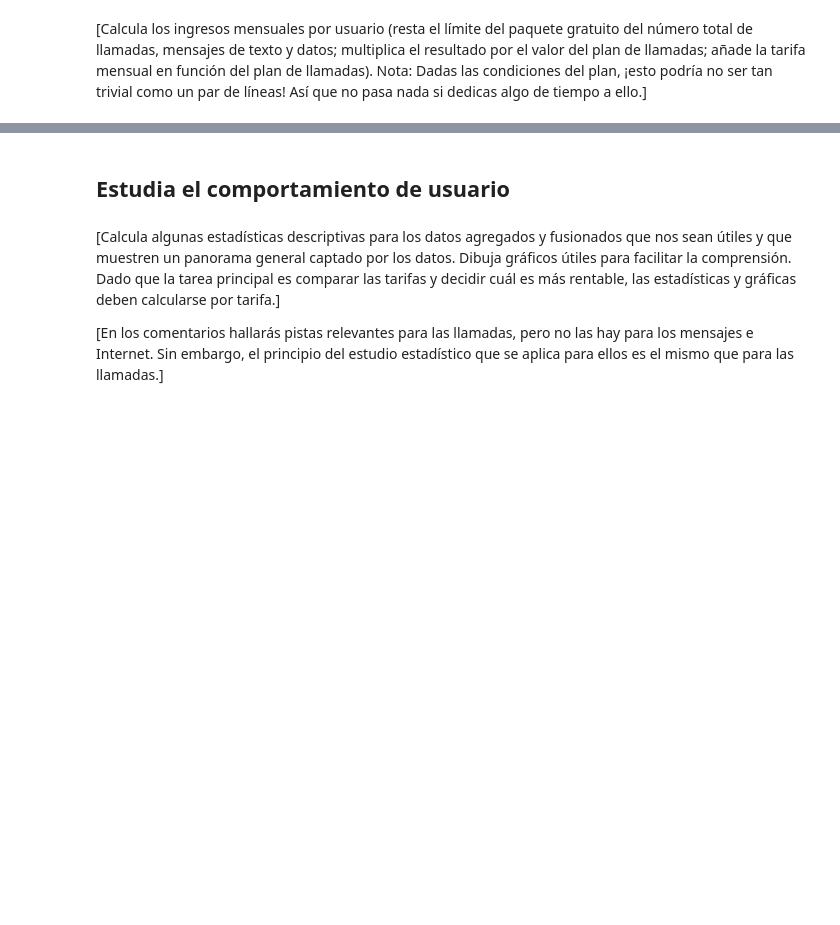
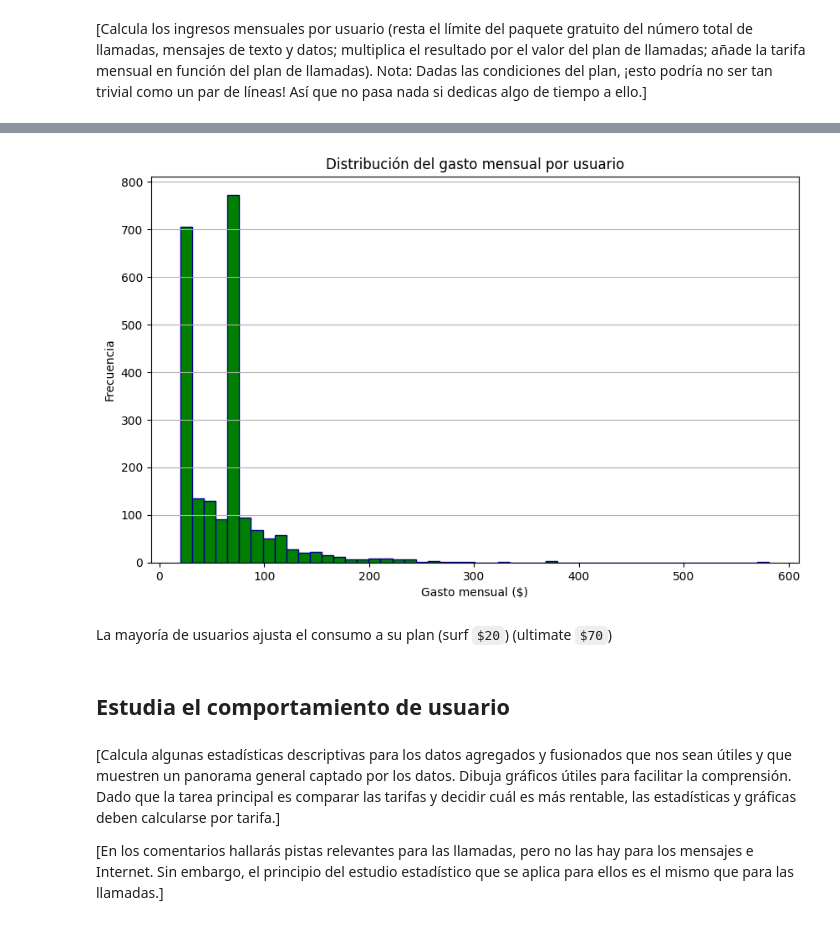
Before and after one commit to javierzmartin/Entorno_VS_JupyterLab, a Jupyter notebook: Tripleten_DS_bootcamp_Javier/Proyectos/Sprint5_Javier_Martinez_ESP.ipynb, the cells around one changed output, grey strips where cells are left out. Drawn from its saved outputs; the diff is of its cells as text; code cells hidden in the pictures; blank space fills up the shorter version.

Commit message:
Cálculo del ingreso mensual por usuario, representación de la distribución en histograma.

```diff
--- a/Tripleten_DS_bootcamp_Javier/Proyectos/Sprint5_Javier_Martinez_ESP.ipynb
+++ b/Tripleten_DS_bootcamp_Javier/Proyectos/Sprint5_Javier_Martinez_ESP.ipynb
@@ -272,4 +491,6 @@ Añado una nueva columna `city_codes` que solo contenga los acrónimos de las ci
 # %%
+internet['month'] = internet['session_date'].dt.strftime('%B')
 # Calcula el volumen del tráfico de Internet usado por cada usuario al mes. Guarda el resultado.
+internet_per_user_month = internet.groupby(['user_id','month'])['gb_used'].sum().reset_index(name = 'total_gb_month')
 # %% [markdown]
 [Junta los datos agregados en un DataFrame para que haya un registro que represente lo que consumió un usuario único en un mes determinado.]
@@ -278,2 +543,8 @@ Añado una nueva columna `city_codes` que solo contenga los acrónimos de las ci
 # %%
 # Añade la información de la tarifa
+# Unir con plans
+monthly = monthly.merge(plans,
+                        left_on='plan',
+                        right_on='plan_name',
+                        how='left')
+monthly
@@ -283,0 +567,27 @@ Añado una nueva columna `city_codes` que solo contenga los acrónimos de las ci
+# %%
+# Calcula el ingreso mensual para cada usuario
+# total_gasto_user = usd_monthly_pay + (extra_min * usd_per_minute) + (extra_messages * usd_per_message) + (extra_gb * usd_per_gb)
+
+# Calculo de forma vectorizada con pandas cada valor por usuario de minutos, mensajes y gb extra
+# con clip() índico el valor limite inferior para la resta en 0 para los casos en los que es cáculo sea un valor negativo
+monthly['extra_min'] = (monthly['minutes_used'] -monthly['minutes_included']).clip(lower = 0)
+monthly['extra_messages'] = (monthly['message_count'] -monthly['messages_included']).clip(lower = 0)
+monthly['extra_gb'] = (monthly['total_gb_month'] -monthly['gb_per_month_included']).clip(lower = 0)
+
+# Calculo el consumo por concepto utilizando las columnas asociadas
+
+monthly['gasto_llamadas'] = monthly['extra_min'] * monthly['usd_per_minute']
+monthly['gasto_mensajes'] = monthly['extra_messages'] * monthly['usd_per_message']
+monthly['gasto_internet'] = monthly['extra_gb'] * monthly['usd_per_gb']
+
+monthly['gasto_total_mes'] = monthly['usd_monthly_pay'] + monthly['gasto_llamadas'] + monthly['gasto_mensajes'] + monthly['gasto_internet']
+
+resumen_gasto = monthly[['user_id','plan','gasto_total_mes']]
+
+print(resumen_gasto.sample(6))
+print()
+print('El caso de menos consumo es:', monthly['gasto_total_mes'].min())
+print('El caso de más consumo es:', monthly['gasto_total_mes'].max())
+print('La media de consumo es:', monthly['gasto_total_mes'].mean())
+print('La mediana de consumo es:', monthly['gasto_total_mes'].median())
+print('La desviación estandar de consumo es:', monthly['gasto_total_mes'].std())
@@ -284,3 +608,16 @@ Añado una nueva columna `city_codes` que solo contenga los acrónimos de las ci
+# %%
+plt.figure(figsize=(10,6))
+plt.hist(monthly['gasto_total_mes'], color = 'green', bins=50, linewidth = 1, edgecolor='darkblue')
+plt.title('Distribución del gasto mensual por usuario')
+plt.xlabel('Gasto mensual ($)')
+plt.ylabel('Frecuencia')
+plt.grid(axis='y', alpha = 1)
+
+plt.show()
+# %% [output]
+[figure, added]
+# %% [markdown]
+La mayoría de usuarios ajusta el consumo a su plan (surf `$20`) (ultimate `$70`)
 # %% [markdown]
 ## Estudia el comportamiento de usuario
 # %% [markdown]
```
Also changed, not shown: parts of 97 cells of this notebook.
